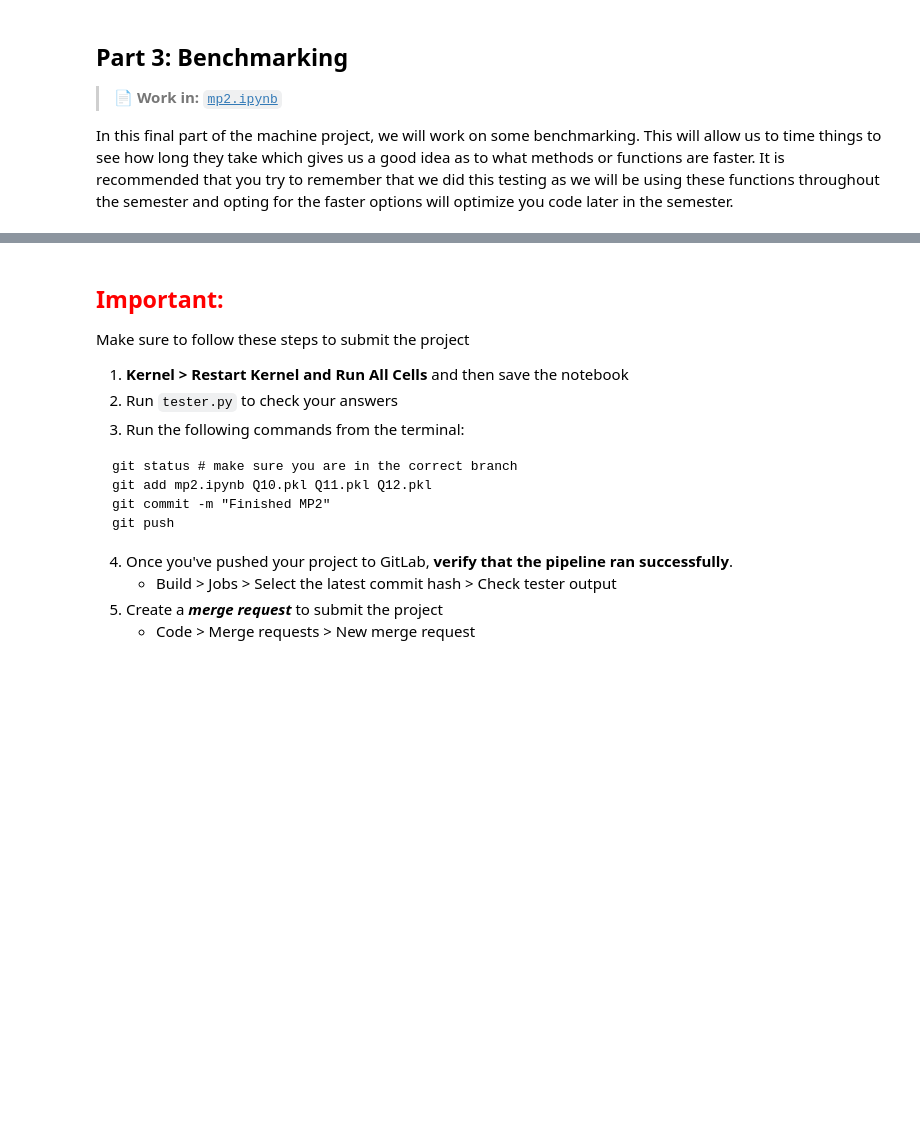
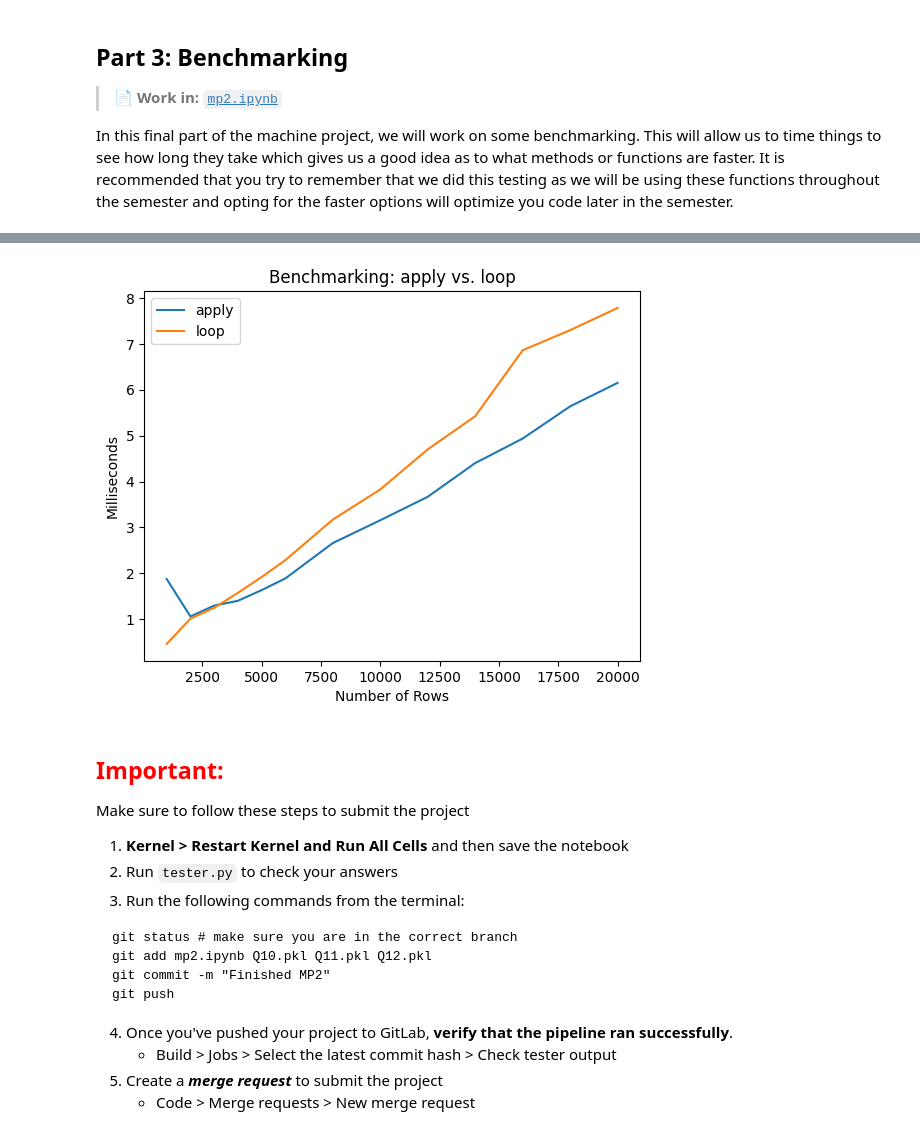
Before and after one commit to Holly-LeLe/cs320-labs-and-projects, a Jupyter notebook: projects/mp2/mp2.ipynb, the cells around one changed output, grey strips where cells are left out. Drawn from its saved outputs; the diff is of its cells as text; code cells hidden in the pictures; blank space fills up the shorter version.

```diff
--- a/projects/mp2/mp2.ipynb
+++ b/projects/mp2/mp2.ipynb
@@ -187,2 +346,21 @@ check_output(["git", "checkout", "main"], cwd="flask") # DO NOT REMOVE
 # %%
 #Q8
+from subprocess import check_output
+import re
+from collections import Counter
+import subprocess
+
+check_output(["git", "checkout", "main"], cwd="flask")  # DO NOT REMOVE
+
+log_lines = check_output(["git", "log"], cwd="flask").decode("utf-8").split("\n")
+
+pr_counter = Counter()
+for line in log_lines:
+    line = line.strip()
+    if "Merge pull request" in line and " from " in line and "/" in line:
+        m = re.search(r"from ([^/]+)/", line)
+        if m:
+            pr_counter[m.group(1)] += 1
+
+result = {u: c for u, c in pr_counter.items() if c >= 10}
+result
@@ -353,18 +618,49 @@ def laugh(x):
 # %%
 #Q12
 
 # ADD CODE HERE
+row_sizes = [1000, 2000, 3000, 4000, 5000, 6000, 8000, 10000, 12000, 14000, 16000, 18000, 20000]
+apply_times = []
+loop_times = []
+
+import time
+
+for n in row_sizes:
+    df = rand_df(n)
+
+    # measure apply
+    t0 = time.time()
+    result = df["A"].apply(laugh).tolist()
+    t1 = time.time()
+    apply_times.append((t1 - t0) * 1000)
+
+    # measure loop
+    t0 = time.time()
+    result = []
+    for val in df["A"]:
+        result.append(laugh(val))
+    t1 = time.time()
+    loop_times.append((t1 - t0) * 1000)
 
 fig, ax = plt.subplots()
 
 # PLOT HERE
+ax.plot(row_sizes, apply_times, label="apply")
+ax.plot(row_sizes, loop_times, label="loop")
+
+ax.set_title("Benchmarking: apply vs. loop")
+ax.set_xlabel("Number of Rows")
+ax.set_ylabel("Milliseconds")
+ax.legend()
 
 # IMPORTANT -- Do not remove --
 with open("Q12.pkl", "wb") as f:
     pickle.dump(fig, f)
 
 plt.show()
 plt.close(fig)
+# %% [output]
+[figure, added]
 # %% [markdown]
 ## <span style="color:red">Important:</span>
 Make sure to follow these steps to submit the project
```
Also changed, not shown: parts of 15 cells of this notebook, 3 other files.
